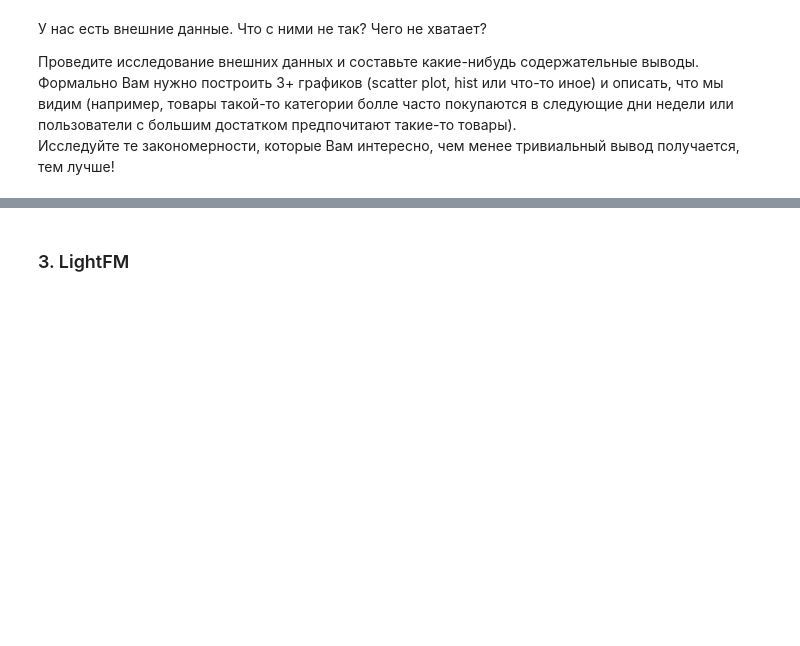
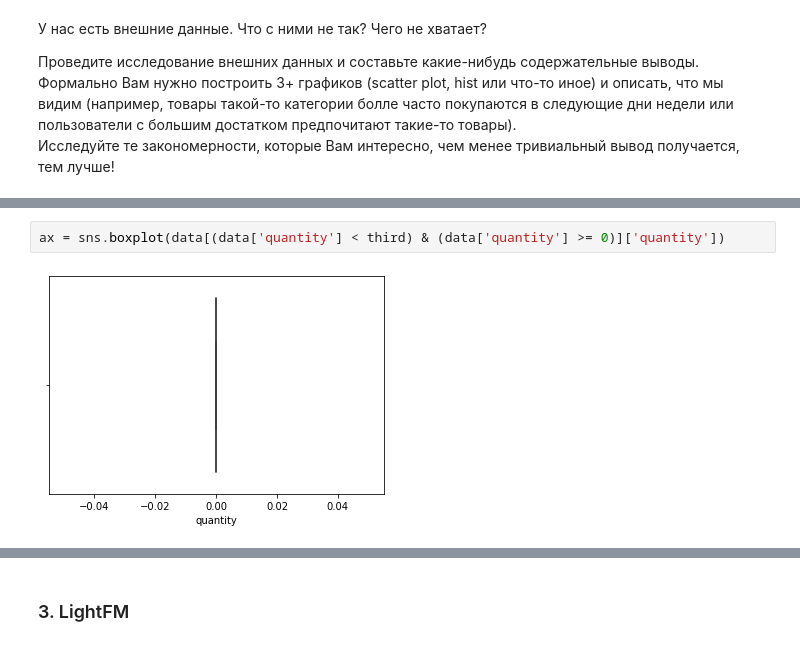
Before and after one commit to fandom170/Recommend_systems, a Jupyter notebook: Lesson_5/hw_5.ipynb, the cells around one changed output, grey strips where cells are left out. Cells and saved outputs as stored; diff of their text form; blank space fills up the shorter version.

```diff
--- a/Lesson_5/hw_5.ipynb
+++ b/Lesson_5/hw_5.ipynb
@@ -35,0 +118,4 @@ import lightfm
+# %%
+ax = sns.boxplot(data[(data['quantity'] < third) & (data['quantity'] >= 0)]['quantity'])
+# %% [output]
+[figure, added]
```
Also changed, not shown: parts of 14 cells of this notebook.
